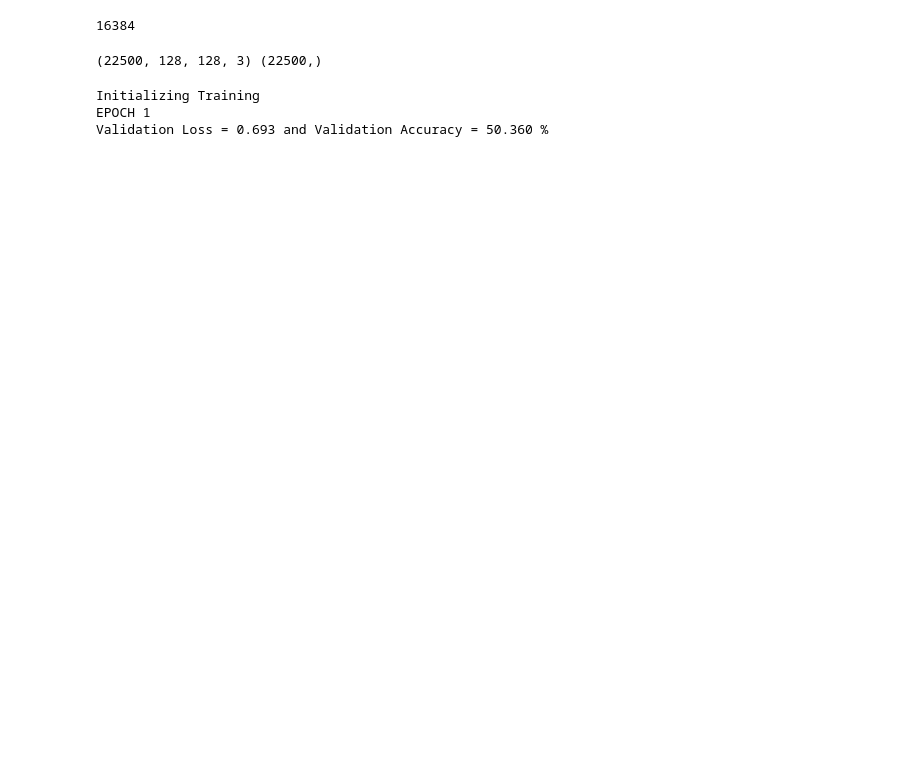
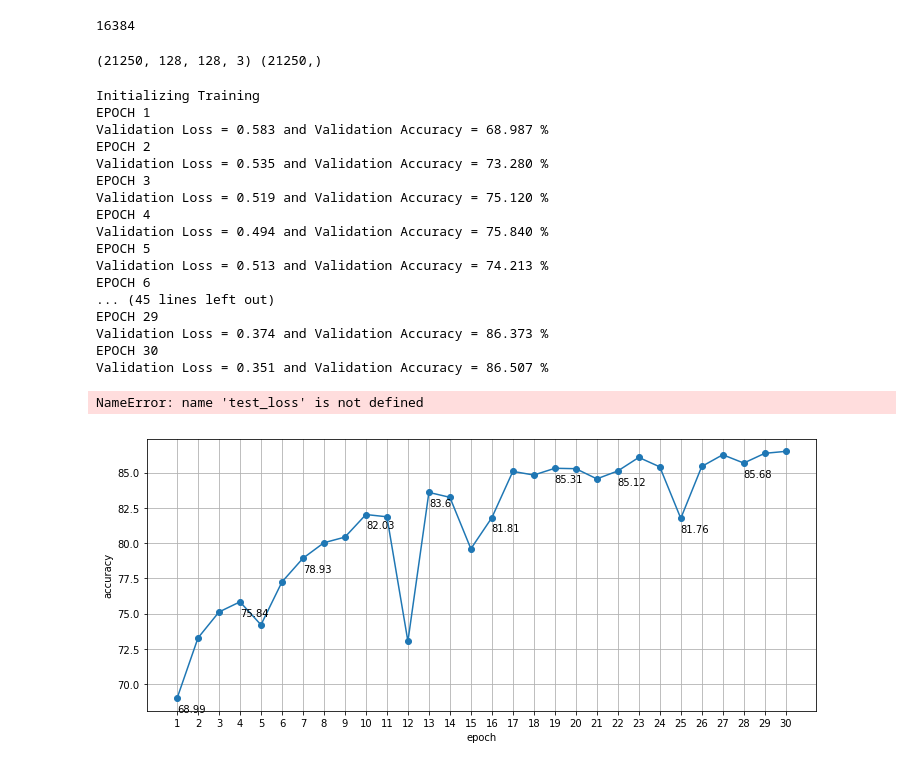
Before and after one commit to aparecidovieira/cat_dogs_classifier, a Jupyter notebook: classifier.ipynb, the cells around one changed output. Cells and saved outputs as stored; diff of their text form; code cells hidden in the pictures; blank space fills up the shorter version.

```diff
--- a/classifier.ipynb
+++ b/classifier.ipynb
@@ -80,7 +81,7 @@ def CNN(x_):
     strides2 = [1, 2, 2, 1]
     ksize = strides2
 
-    w1 = weight_var(shape=[5, 5, 3, 32])
+    w1 = weight_var(shape=[3, 3, 3, 32])
     b1 = bias_var([32])
     layer1 = tf.nn.conv2d(x_, w1, strides=strides1, padding='VALID')  #(, 44, 44, 64)
     layer1 = tf.nn.bias_add(layer1, b1)
@@ -89,8 +90,8 @@ def CNN(x_):
     layer1 = tf.nn.max_pool(layer1, ksize=ksize, strides=strides2, padding='VALID') #(, 22, 22, 64)
 
 
-    w2 = weight_var(shape=[5, 5, 32, 64])
-    b2 = bias_var([64])
+    w2 = weight_var(shape=[3, 3, 32, 32])
+    b2 = bias_var([32])
     layer2 = tf.nn.conv2d(layer1, w2, strides=strides1, padding='SAME') #(, 18, 18, 64)
     layer2 = tf.nn.bias_add(layer2, b2)
     #print(layer2.get_shape)
@@ -101,19 +102,19 @@ def CNN(x_):
     layer2 = tf.nn.max_pool(layer2, ksize=ksize, strides=strides2, padding='SAME') #(, 9, 9, 64)
     #layer2 = tf.nn.dropout(layer2, 0.5)
 
-    #w3 = weight_var(shape=[5, 5, 18, 36])
-    #b3 = bias_var([36])
-    #layer3 = tf.nn.conv2d(layer2, w3, strides=strides1, padding='SAME')
-    #layer3 = tf.nn.bias_add(layer3, b3)
-    #layer3 = tf.nn.relu(layer3)
+    w3 = weight_var(shape=[3, 3, 32, 64])
+    b3 = bias_var([64])
+    layer3 = tf.nn.conv2d(layer2, w3, strides=strides1, padding='SAME')
+    layer3 = tf.nn.bias_add(layer3, b3)
+    layer3 = tf.nn.relu(layer3)
 
 
-    layer5= tf.nn.max_pool(layer2, ksize=ksize, strides=strides2, padding='SAME')
+    layer_final= tf.nn.max_pool(layer3, ksize=ksize, strides=strides2, padding='SAME')
 
     #layer5 = tf.nn.dropout(layer5, 0.5)
 
 
-    flatten = tf.contrib.layers.flatten(layer5)
+    flatten = tf.contrib.layers.flatten(layer_final)
     dim = flatten.get_shape().as_list()
     print(dim[1])
 
@@ -135,9 +136,10 @@ def CNN(x_):
 # %%
 tf.reset_default_graph()
 from sklearn.model_selection import train_test_split
-X_tr, X_val,Y_tr, Y_val = train_test_split(data, labels, test_size = 0.1, random_state=0)
+X_tr, X_val,Y_tr, Y_val = train_test_split(data, labels, test_size = 0.15, random_state=0)
 
 
+learning_rate = 1e-4
 
 n_labels = len(set(labels))
 feat = data.shape[1]
@@ -182,14 +184,14 @@ def stats(X_batch, Y_batch):
 # %%
 print(X_tr.shape, Y_tr.shape)
 # %% [output]
-(22500, 128, 128, 3) (22500,)
+(21250, 128, 128, 3) (21250,)
 # %%
 
 acc_map = []
 
 from sklearn.utils import shuffle
-batch_size = 32
-epochs = 200
+batch_size = 128
+epochs = 30
 samples = len(X_tr)
 
 count = 0
@@ -201,31 +203,47 @@ try:
         for epoch in range(epochs):
             X_tr, Y_tr = shuffle(X_tr, Y_tr)
             for offset in range(0, samples, batch_size):
                 end = offset+batch_size
                 xs_batch, ys_batch = X_tr[offset:end], Y_tr[offset:end]
                 loss_, _ = sess.run([loss, optimizer], feed_dict={x: xs_batch,
                                                                   y: ys_batch,
                                                                   keep_prob:0.5})
 
             validation_loss, validation_acc = stats(X_val, Y_val)
             acc_map.append(round(validation_acc*100, 2))
             print("EPOCH {}".format(epoch + 1))
             print ("Validation Loss = {:.3f} and Validation Accuracy = {:.3f} %".format(validation_loss, 100 *validation_acc))
         plt.figure(figsize=(12, 5))
         plt.xticks(range(1, epochs+1))
         plt.xlabel('epoch')
         plt.ylabel('accuracy')
         plt.grid(True)
         plt.plot(range(1, epochs+1), acc_map, '-o')
         for i, j in list(zip(range(1, epochs+1), acc_map))[0::3]:
             plt.text(i, j-1, str(j))
         #test_loss, test_acc = sess.run([loss, accuracy], feed_dict={x: xs_batch,
                                                                     #y: ys_batch,
                                                                     #keep_prob:1.0})
         print ("Test Loss {} and Test Accuracy {:.3f} %".format(test_loss, 100 *test_acc))
 except KeyboardInterrupt:
     print('Training interrupted')
 # %% [output]
 Initializing Training
 EPOCH 1
-Validation Loss = 0.693 and Validation Accuracy = 50.360 %
+Validation Loss = 0.583 and Validation Accuracy = 68.987 %
+EPOCH 2
+Validation Loss = 0.535 and Validation Accuracy = 73.280 %
+EPOCH 3
+Validation Loss = 0.519 and Validation Accuracy = 75.120 %
+EPOCH 4
+Validation Loss = 0.494 and Validation Accuracy = 75.840 %
+EPOCH 5
+Validation Loss = 0.513 and Validation Accuracy = 74.213 %
+EPOCH 6
+... (45 lines left out)
+EPOCH 29
+Validation Loss = 0.374 and Validation Accuracy = 86.373 %
+EPOCH 30
+Validation Loss = 0.351 and Validation Accuracy = 86.507 %
+NameError: name 'test_loss' is not defined
+[figure, added]
```
Also changed, not shown: parts of 2 cells of this notebook.
